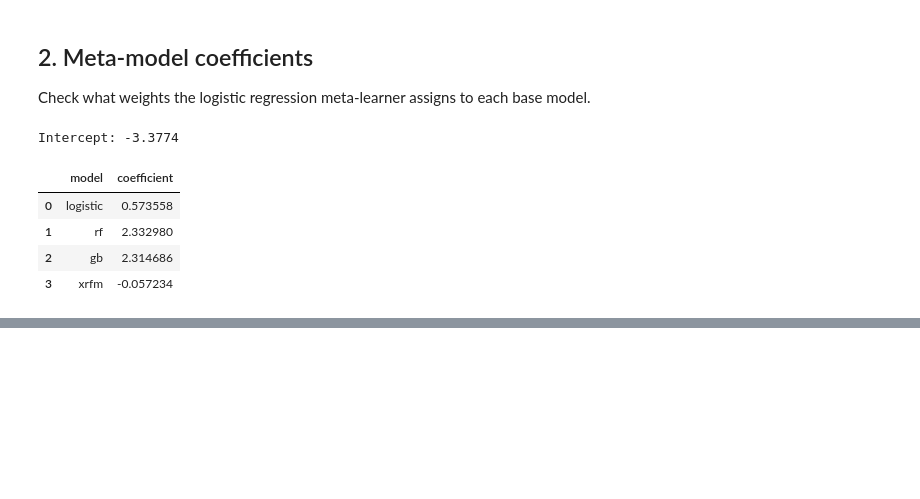
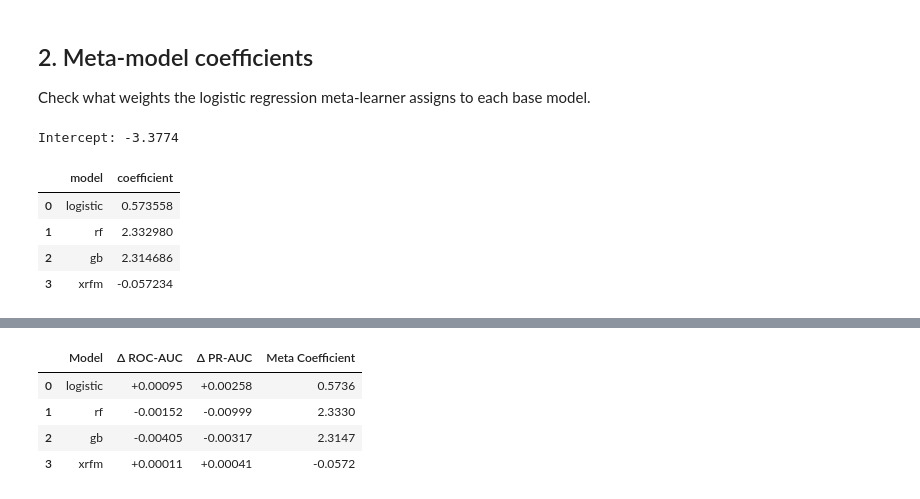
Before and after one commit to evamartin1240/AML-Project3, a Jupyter notebook: notebooks/stacking_ablation.ipynb, the cells around one changed output, grey strips where cells are left out. Cells and saved outputs as stored; diff of their text form; code cells hidden in the pictures; blank space fills up the shorter version.

```diff
--- a/notebooks/stacking_ablation.ipynb
+++ b/notebooks/stacking_ablation.ipynb
@@ -266,0 +269,19 @@ plt.show()
+# %%
+# Combine ablation deltas with meta-model coefficients
+df_summary_final = df_ablation[df_ablation["removed"] != "none"][["removed", "delta_roc_auc", "delta_pr_auc"]].copy()
+df_summary_final = df_summary_final.merge(df_coef, left_on="removed", right_on="model", how="left")
+df_summary_final = df_summary_final[["removed", "delta_roc_auc", "delta_pr_auc", "coefficient"]]
+df_summary_final.columns = ["Model", "Δ ROC-AUC", "Δ PR-AUC", "Meta Coefficient"]
+
+# Format for readability
+df_summary_final["Δ ROC-AUC"] = df_summary_final["Δ ROC-AUC"].apply(lambda x: f"{x:+.5f}")
+df_summary_final["Δ PR-AUC"] = df_summary_final["Δ PR-AUC"].apply(lambda x: f"{x:+.5f}")
+df_summary_final["Meta Coefficient"] = df_summary_final["Meta Coefficient"].apply(lambda x: f"{x:.4f}")
+
+df_summary_final
+# %% [output]
+|  | Model | Δ ROC-AUC | Δ PR-AUC | Meta Coefficient |
+| 0 | logistic | +0.00095 | +0.00258 | 0.5736 |
+| 1 | rf | -0.00152 | -0.00999 | 2.3330 |
+| 2 | gb | -0.00405 | -0.00317 | 2.3147 |
+| 3 | xrfm | +0.00011 | +0.00041 | -0.0572 |
```
Also changed, not shown: parts of 4 cells of this notebook, 17 other files.
